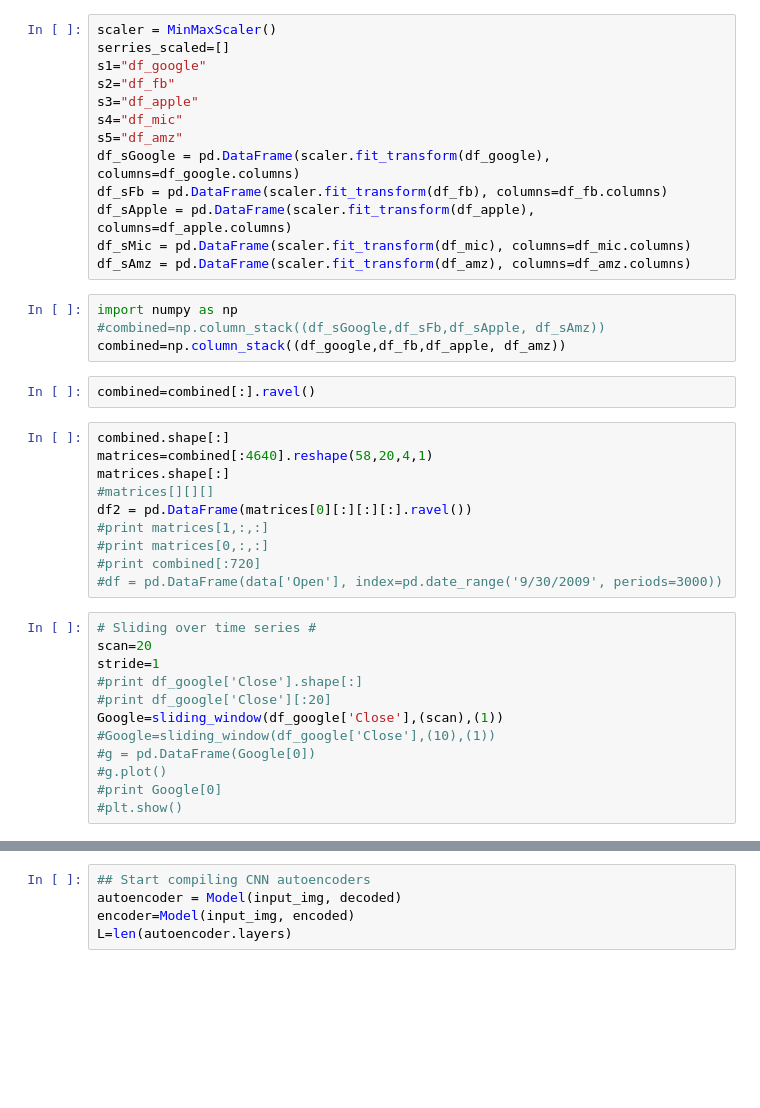
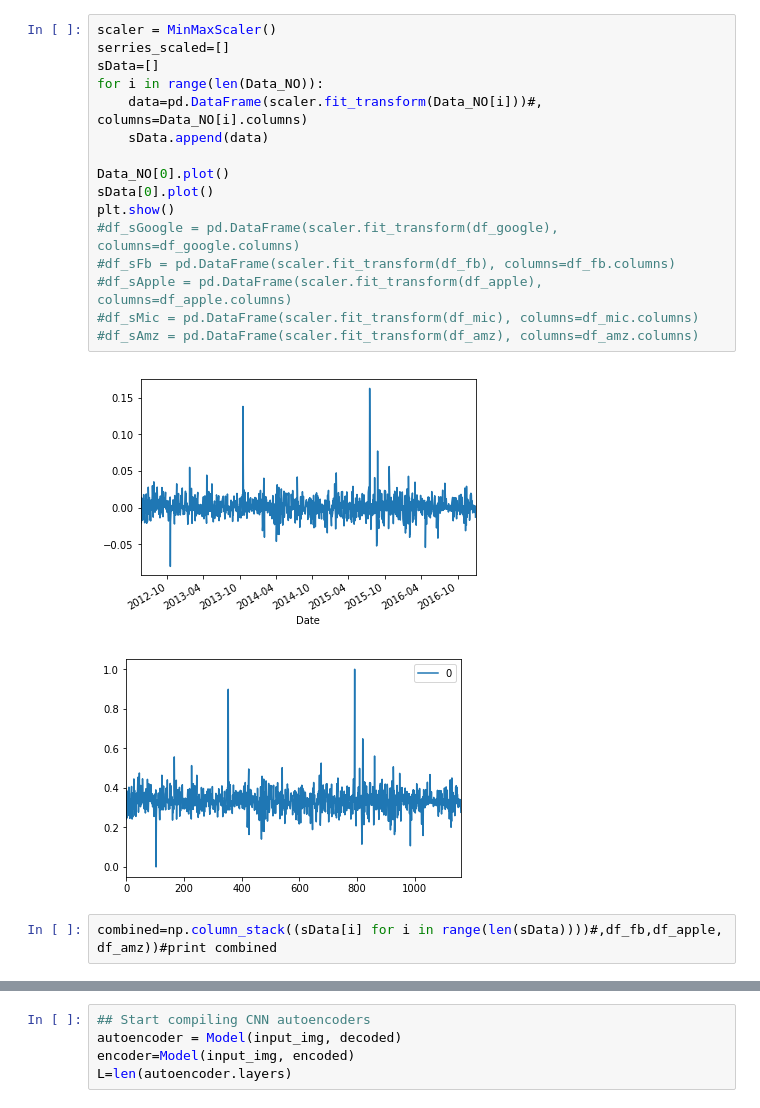
Before and after one commit to mezzatab/Algoritmic-Pattern-Recognition, a Jupyter notebook: AutoEnc_MLP.ipynb, the cells around one changed output, grey strips where cells are left out. Saved outputs shown, nothing was run; the diff lists cells and outputs as text; blank space fills up the shorter version.

```diff
--- a/AutoEnc_MLP.ipynb
+++ b/AutoEnc_MLP.ipynb
@@ -41,41 +57,21 @@ print len(df_amz)
 # %%
 scaler = MinMaxScaler()
 serries_scaled=[]
-s1="df_google"
-s2="df_fb"
-s3="df_apple"
-s4="df_mic"
-s5="df_amz"
-df_sGoogle = pd.DataFrame(scaler.fit_transform(df_google), columns=df_google.columns)
-df_sFb = pd.DataFrame(scaler.fit_transform(df_fb), columns=df_fb.columns)
-df_sApple = pd.DataFrame(scaler.fit_transform(df_apple), columns=df_apple.columns)
-df_sMic = pd.DataFrame(scaler.fit_transform(df_mic), columns=df_mic.columns)
-df_sAmz = pd.DataFrame(scaler.fit_transform(df_amz), columns=df_amz.columns)
+sData=[]
+for i in range(len(Data_NO)):
+    data=pd.DataFrame(scaler.fit_transform(Data_NO[i]))#, columns=Data_NO[i].columns)
+    sData.append(data)
+
+Data_NO[0].plot()
+sData[0].plot()
+plt.show()
+#df_sGoogle = pd.DataFrame(scaler.fit_transform(df_google), columns=df_google.columns)
+#df_sFb = pd.DataFrame(scaler.fit_transform(df_fb), columns=df_fb.columns)
+#df_sApple = pd.DataFrame(scaler.fit_transform(df_apple), columns=df_apple.columns)
+#df_sMic = pd.DataFrame(scaler.fit_transform(df_mic), columns=df_mic.columns)
+#df_sAmz = pd.DataFrame(scaler.fit_transform(df_amz), columns=df_amz.columns)
+# %% [output]
+[figure, added]
+[figure, added]
-# %%
-import numpy as np
-#combined=np.column_stack((df_sGoogle,df_sFb,df_sApple, df_sAmz))
-combined=np.column_stack((df_google,df_fb,df_apple, df_amz))
-# %%
-combined=combined[:].ravel()
-# %%
-combined.shape[:]
-matrices=combined[:4640].reshape(58,20,4,1)
-matrices.shape[:]
-#matrices[][][]
-df2 = pd.DataFrame(matrices[0][:][:][:].ravel())
-#print matrices[1,:,:]
-#print matrices[0,:,:]
-#print combined[:720]
-#df = pd.DataFrame(data['Open'], index=pd.date_range('9/30/2009', periods=3000))
-# %%
-# Sliding over time series #
-scan=20
-stride=1
-#print df_google['Close'].shape[:]
-#print df_google['Close'][:20]
-Google=sliding_window(df_google['Close'],(scan),(1))
-#Google=sliding_window(df_google['Close'],(10),(1))
-#g = pd.DataFrame(Google[0])
-#g.plot()
-#print Google[0]
-#plt.show()
+# %%
+combined=np.column_stack((sData[i] for i in range(len(sData))))#,df_fb,df_apple, df_amz))#print combined
```
Also changed, not shown: parts of 12 cells of this notebook.
